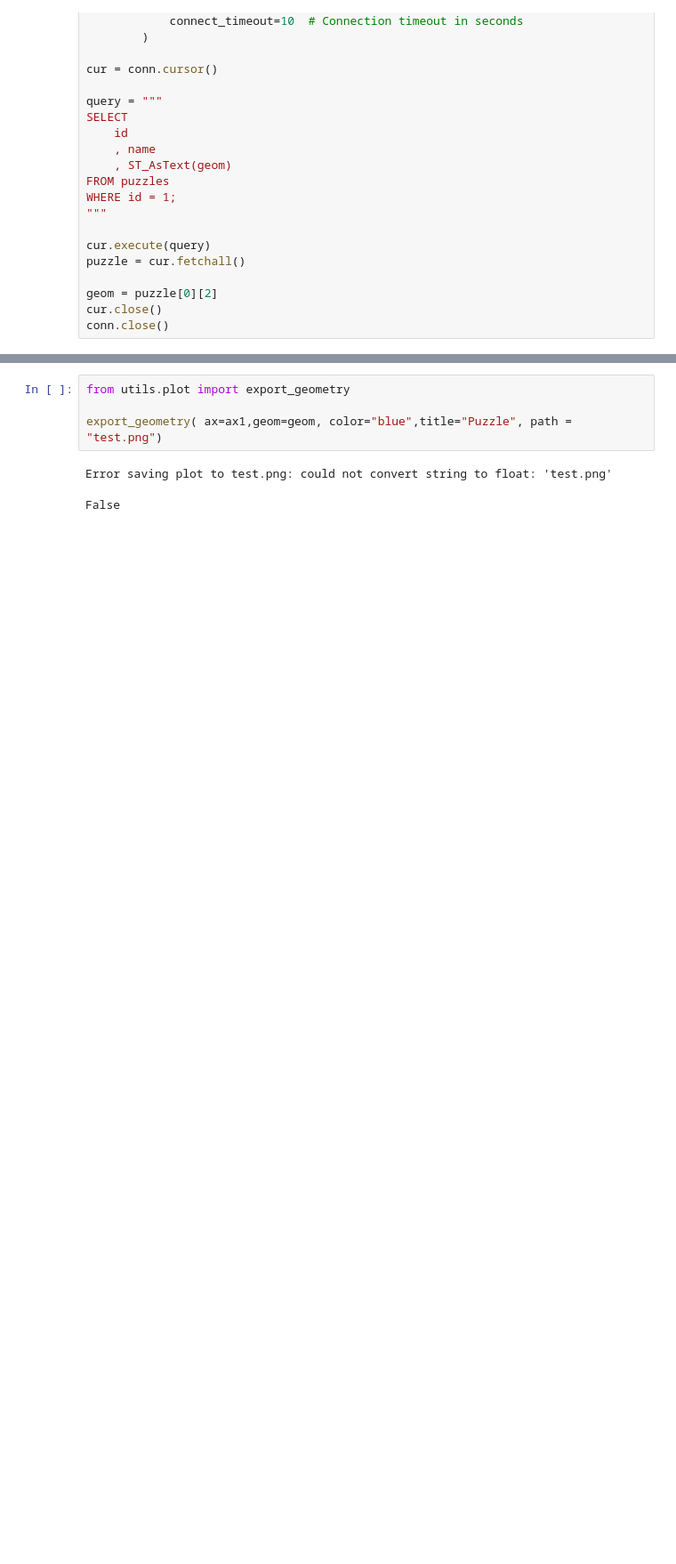
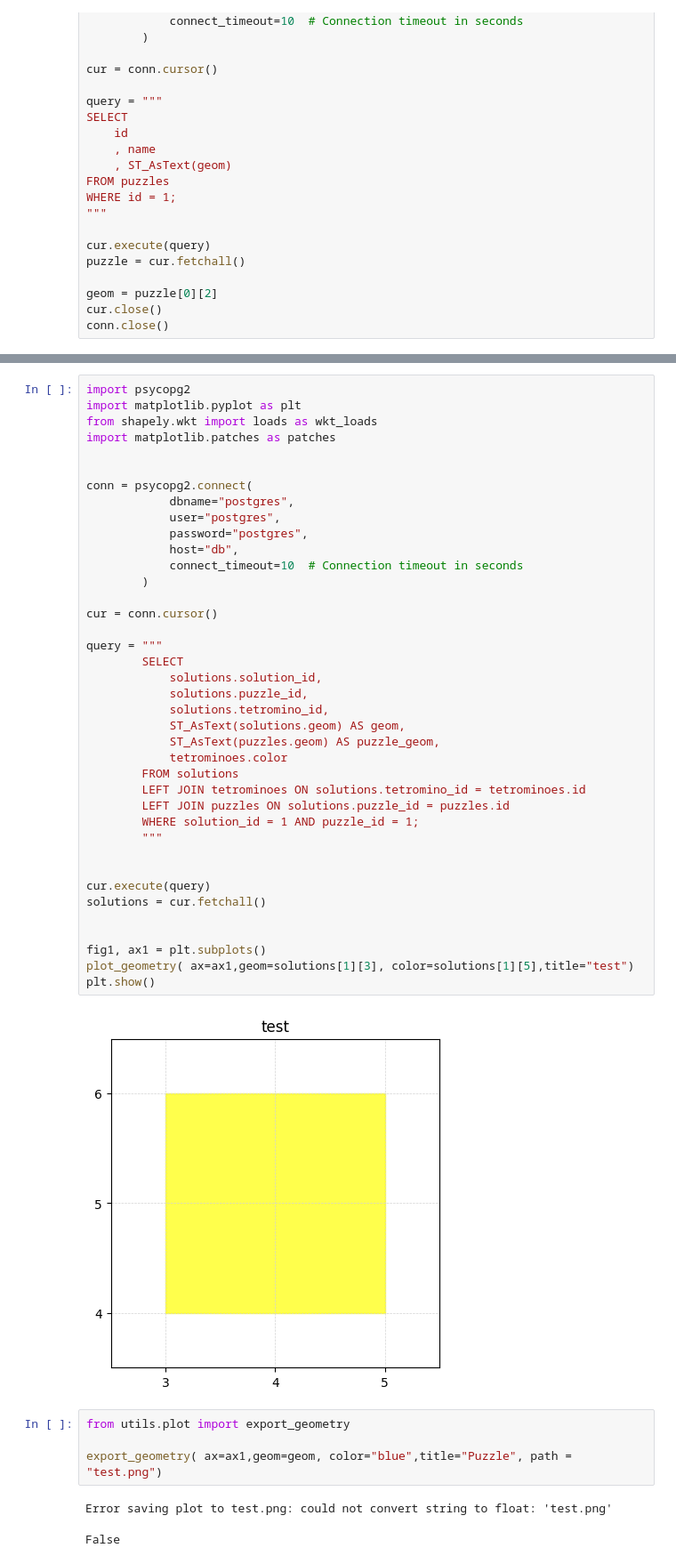
Before and after one commit to pmags/project_tadb_fcup_20242025, a Jupyter notebook: examples/notebooks/dev.ipynb, the cells around one changed output, grey strips where cells are left out. Shown: that part at 89% size. Cells and saved outputs as stored; diff of their text form; blank space fills up the shorter version.

```diff
--- a/examples/notebooks/dev.ipynb
+++ b/examples/notebooks/dev.ipynb
@@ -150,3 +150,44 @@ plt.show()
+# %%
+import psycopg2
+import matplotlib.pyplot as plt
+from shapely.wkt import loads as wkt_loads
+import matplotlib.patches as patches
+
+
+conn = psycopg2.connect(
+            dbname="postgres",
+            user="postgres",
+            password="postgres",
+            host="db",
+            connect_timeout=10  # Connection timeout in seconds
+        )
+
+cur = conn.cursor()
+
+query = """
+        SELECT
+            solutions.solution_id,
+            solutions.puzzle_id,
+            solutions.tetromino_id,
+            ST_AsText(solutions.geom) AS geom,
+            ST_AsText(puzzles.geom) AS puzzle_geom,
+            tetrominoes.color
+        FROM solutions
+        LEFT JOIN tetrominoes ON solutions.tetromino_id = tetrominoes.id
+        LEFT JOIN puzzles ON solutions.puzzle_id = puzzles.id
+        WHERE solution_id = 1 AND puzzle_id = 1;
+        """
+
+
+cur.execute(query)
+solutions = cur.fetchall()
+
+
+fig1, ax1 = plt.subplots()
+plot_geometry( ax=ax1,geom=solutions[1][3], color=solutions[1][5],title="test")
+plt.show()
+# %% [output]
+[figure, added]
 # %%
 from utils.plot import export_geometry
 
```
Also changed, not shown: parts of 8 cells of this notebook, 1 other file.
